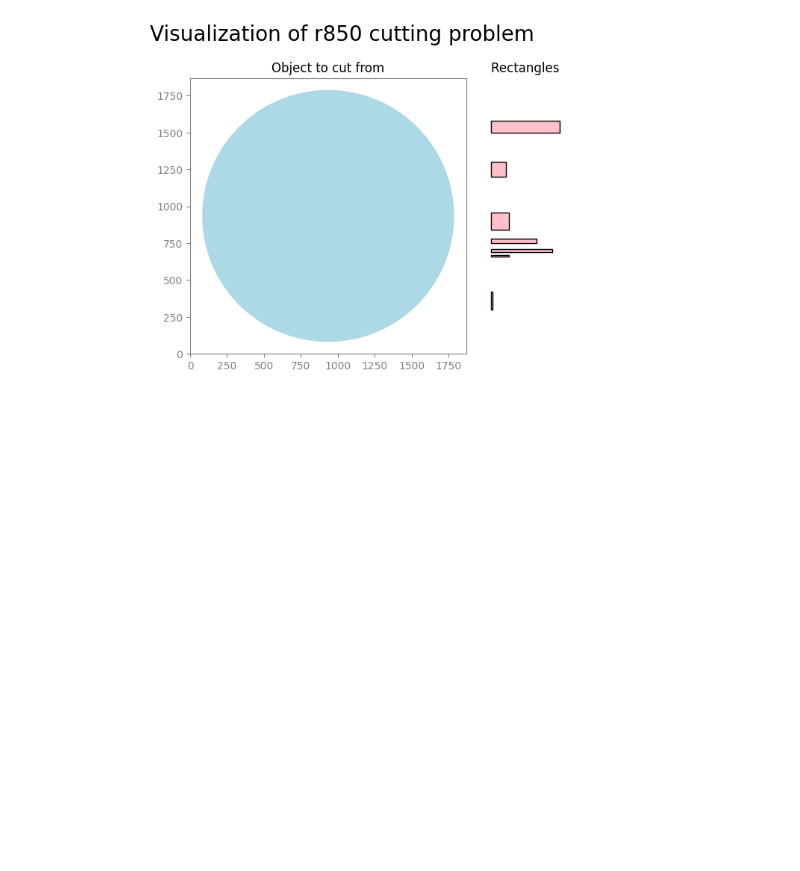
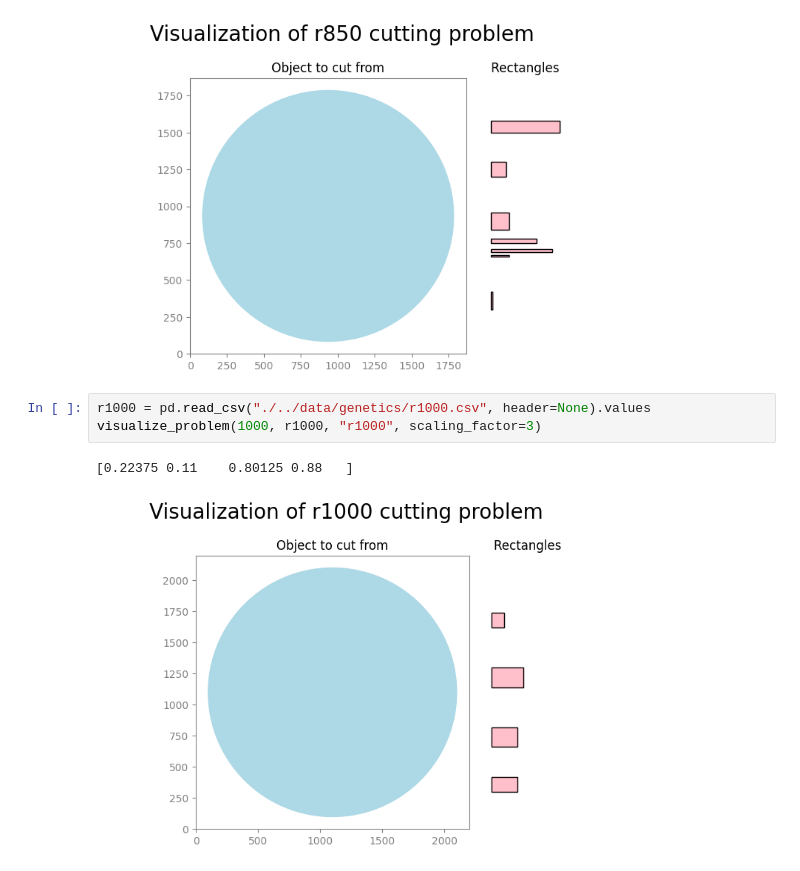
Before and after one commit to nizwant/methods_of_computational_intelligence, a Jupyter notebook: GeneticAlgorithms/AE2.ipynb, the cells around one changed output. Saved outputs shown, nothing was run; the diff lists cells and outputs as text; blank space fills up the shorter version.

Commit message:
all 5 visualizations

```diff
--- a/GeneticAlgorithms/AE2.ipynb
+++ b/GeneticAlgorithms/AE2.ipynb
@@ -202,3 +202,9 @@ visualize_problem(850, r850, "r850", scaling_factor=3)
 # %% [output]
 [0.22375 0.11    0.80125 0.88   ]
 [figure]
+# %%
+r1000 = pd.read_csv("./../data/genetics/r1000.csv", header=None).values
+visualize_problem(1000, r1000, "r1000", scaling_factor=3)
+# %% [output]
+[0.22375 0.11    0.80125 0.88   ]
+[figure, added]
```
Also changed, not shown: parts of 2 cells of this notebook.
